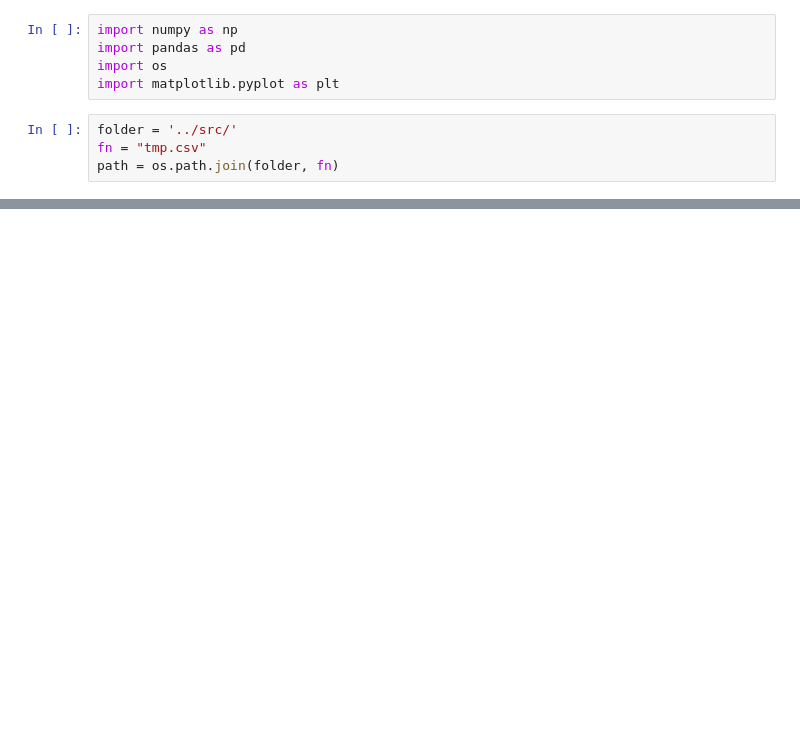
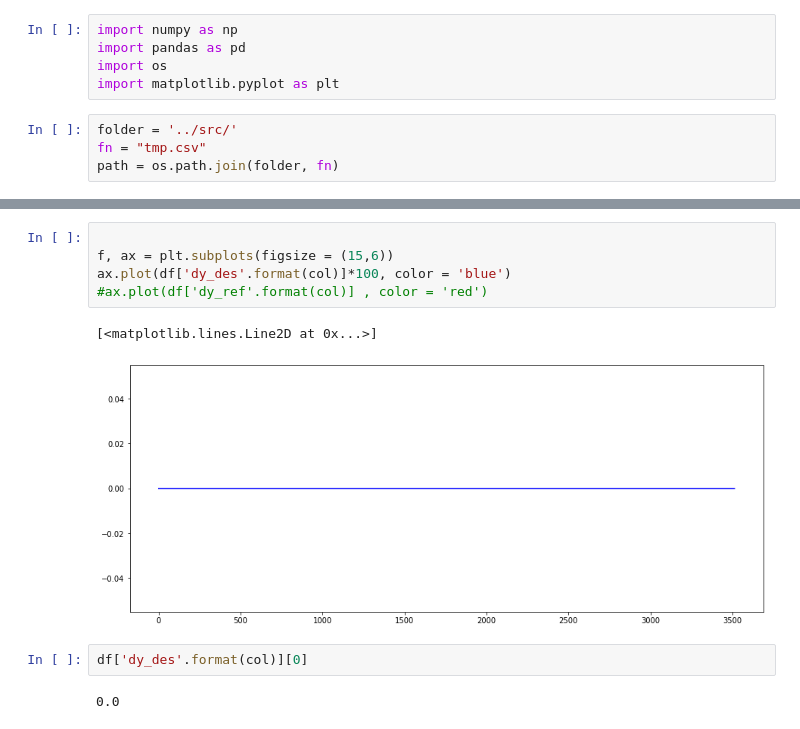
Before and after one commit to JhonPool4/journal_ws, a Jupyter notebook: src/motion_ur5_rviz/notebook/read_kalman.ipynb, the cells around one changed output, grey strips where cells are left out. Saved outputs shown, nothing was run; the diff lists cells and outputs as text; blank space fills up the shorter version.

```diff
--- a/src/motion_ur5_rviz/notebook/read_kalman.ipynb
+++ b/src/motion_ur5_rviz/notebook/read_kalman.ipynb
@@ -42,0 +50,12 @@ ax.plot(df['dddpddw{}_kf'.format(col)][1000:] , color = 'blue')
+# %%
+
+f, ax = plt.subplots(figsize = (15,6))
+ax.plot(df['dy_des'.format(col)]*100, color = 'blue')
+#ax.plot(df['dy_ref'.format(col)] , color = 'red')
+# %% [output]
+[<matplotlib.lines.Line2D at 0x...>]
+[figure, added]
+# %%
+df['dy_des'.format(col)][0]
+# %% [output]
+0.0
```
Also changed, not shown: parts of 5 cells of this notebook, 15 other files.
